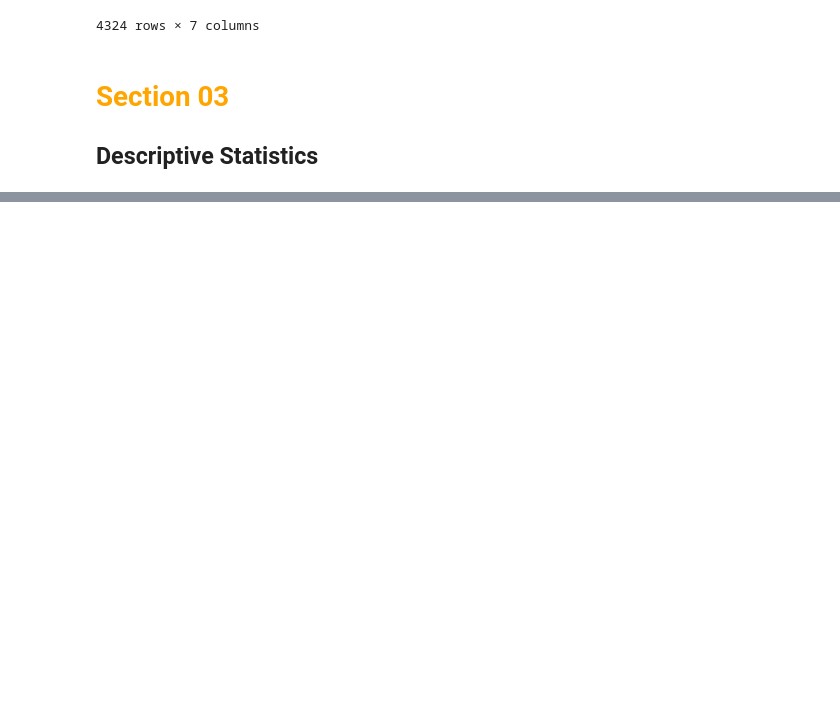
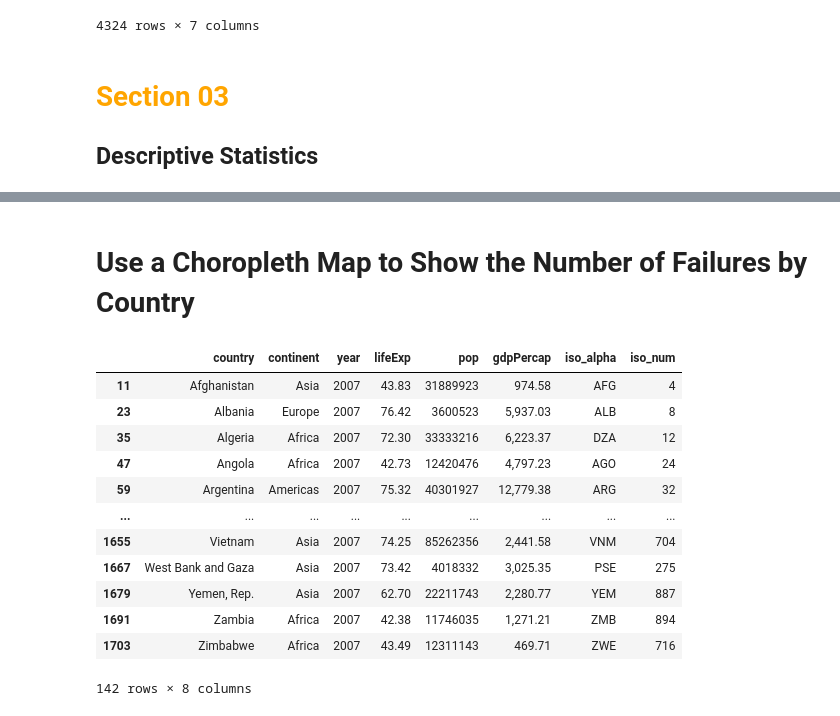
Before and after one commit to shubhenduanupamdutta/Portfolio_18_Analyse_Space_Race, a Jupyter notebook: Space_Race.ipynb, the cells around one changed output, grey strips where cells are left out. Cells and saved outputs as stored; diff of their text form; code cells hidden in the pictures; blank space fills up the shorter version.

```diff
--- a/Space_Race.ipynb
+++ b/Space_Race.ipynb
@@ -125,0 +383,19 @@ df_data
+# %% [markdown]
+# Use a Choropleth Map to Show the Number of Failures by Country
+# %%
+geojson = px.data.gapminder().query("year==2007")
+geojson
+# %% [output]
+|  | country | continent | year | lifeExp | pop | gdpPercap | iso_alpha | iso_num |
+| 11 | Afghanistan | Asia | 2007 | 43.83 | 31889923 | 974.58 | AFG | 4 |
+| 23 | Albania | Europe | 2007 | 76.42 | 3600523 | 5,937.03 | ALB | 8 |
+| 35 | Algeria | Africa | 2007 | 72.30 | 33333216 | 6,223.37 | DZA | 12 |
+| 47 | Angola | Africa | 2007 | 42.73 | 12420476 | 4,797.23 | AGO | 24 |
+| 59 | Argentina | Americas | 2007 | 75.32 | 40301927 | 12,779.38 | ARG | 32 |
+| ... | ... | ... | ... | ... | ... | ... | ... | ... |
+| 1655 | Vietnam | Asia | 2007 | 74.25 | 85262356 | 2,441.58 | VNM | 704 |
+| 1667 | West Bank and Gaza | Asia | 2007 | 73.42 | 4018332 | 3,025.35 | PSE | 275 |
+| 1679 | Yemen, Rep. | Asia | 2007 | 62.70 | 22211743 | 2,280.77 | YEM | 887 |
+| 1691 | Zambia | Africa | 2007 | 42.38 | 11746035 | 1,271.21 | ZMB | 894 |
+| 1703 | Zimbabwe | Africa | 2007 | 43.49 | 12311143 | 469.71 | ZWE | 716 |
+142 rows × 8 columns
```
Also changed, not shown: parts of 28 cells of this notebook.
